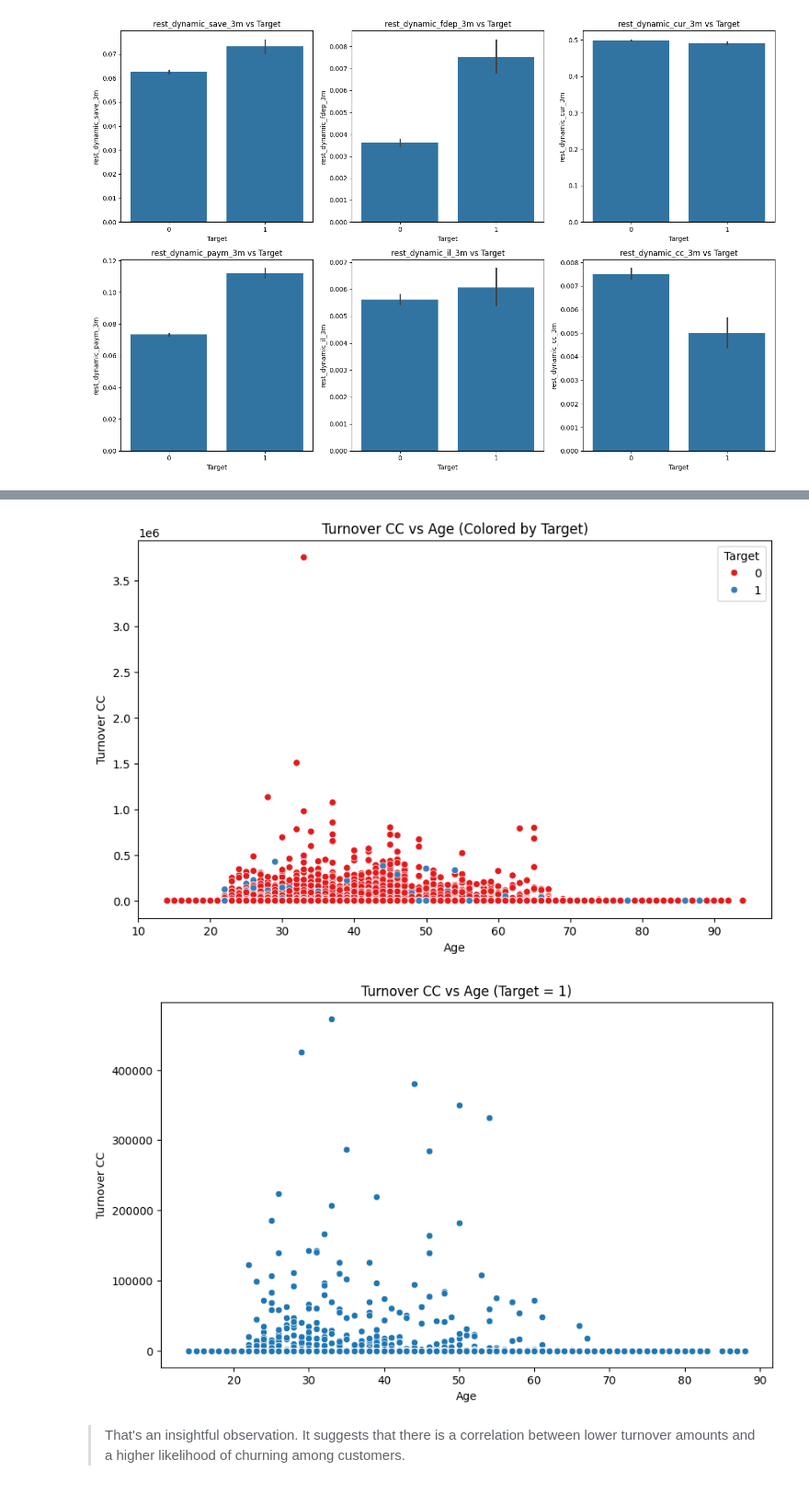
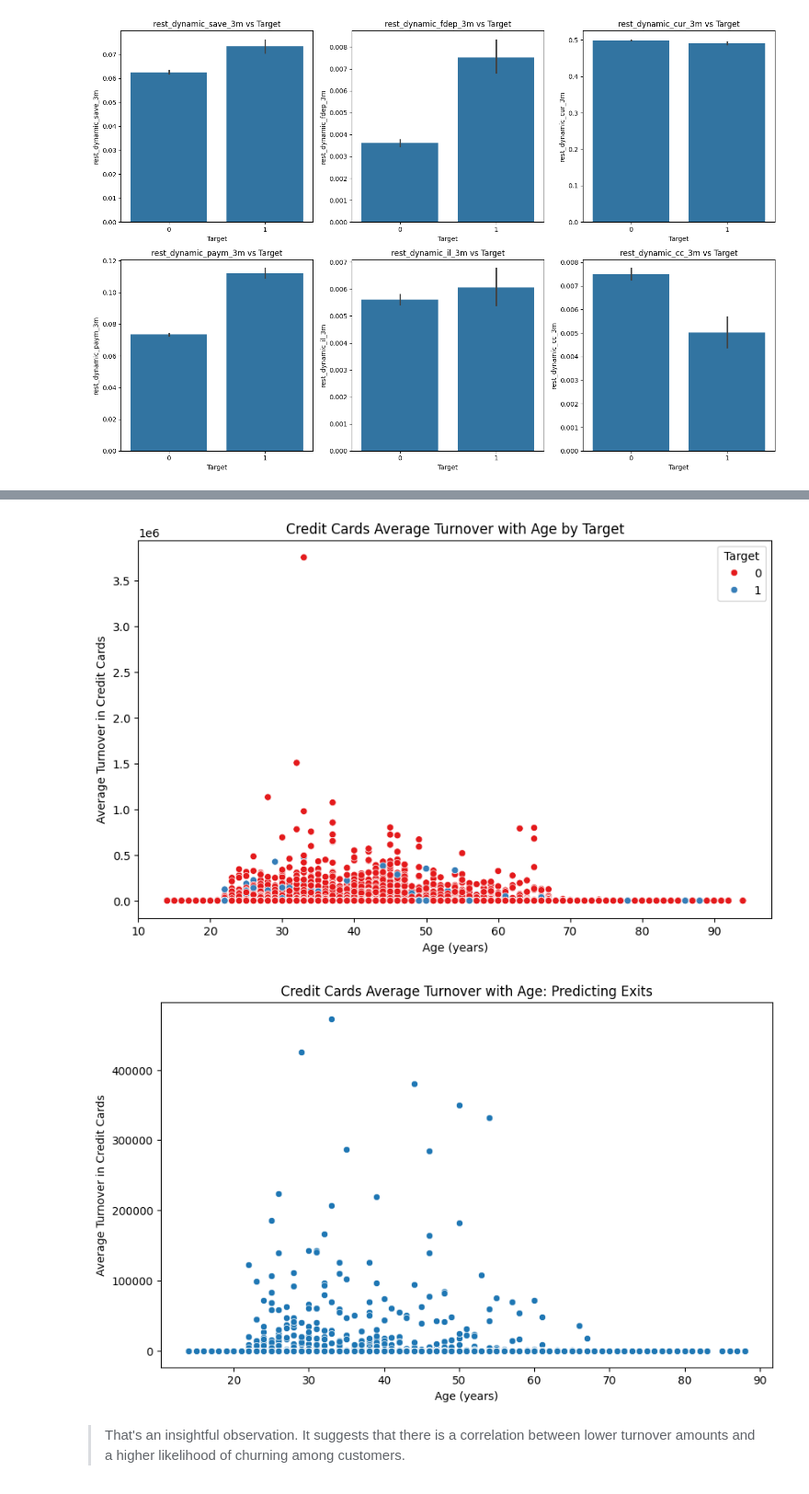
Before and after one commit to BDM3014ProjectWinter2024/BankChurnPrediction, a Jupyter notebook: data_visualization.ipynb, the cells around one changed output, grey strips where cells are left out. Shown at 92% size. Saved outputs shown, nothing was run; the diff lists cells and outputs as text; code cells hidden in the pictures.

```diff
--- a/data_visualization.ipynb
+++ b/data_visualization.ipynb
@@ -324,26 +328,26 @@ plt.show()
 # Create a scatter plot for turnover_cc with age, colored by target
 plt.figure(figsize=(10, 6))
 sns.scatterplot(x='age', y='turnover_cc', hue='target', data=df, palette='Set1')
-plt.title('Turnover CC vs Age (Colored by Target)')
-plt.xlabel('Age')
-plt.ylabel('Turnover CC')
+plt.title('Credit Cards Average Turnover with Age by Target')
+plt.xlabel('Age (years)')
+plt.ylabel('Average Turnover in Credit Cards')
 plt.legend(title='Target')
 plt.show()
 # %% [output]
-[figure, old version]
+[figure, new version]
 # %%
 # Filter the DataFrame where target is 1
 df_target_1 = df[df['target'] == 1]
 
 # Create a scatter plot for turnover_cc with age, colored by target (target = 1)
 plt.figure(figsize=(10, 6))
 sns.scatterplot(x='age', y='turnover_cc', data=df_target_1)
-plt.title('Turnover CC vs Age (Target = 1)')
-plt.xlabel('Age')
-plt.ylabel('Turnover CC')
+plt.title('Credit Cards Average Turnover with Age: Predicting Exits')
+plt.xlabel('Age (years)')
+plt.ylabel('Average Turnover in Credit Cards')
 plt.show()
 # %% [output]
-[figure, old version]
+[figure, new version]
 # %% [markdown]
 >That's an insightful observation. It suggests that there is a correlation between lower turnover amounts and a higher likelihood of churning among customers.
 # %%
```
Also changed, not shown: parts of 9 cells of this notebook, 1 other file.
